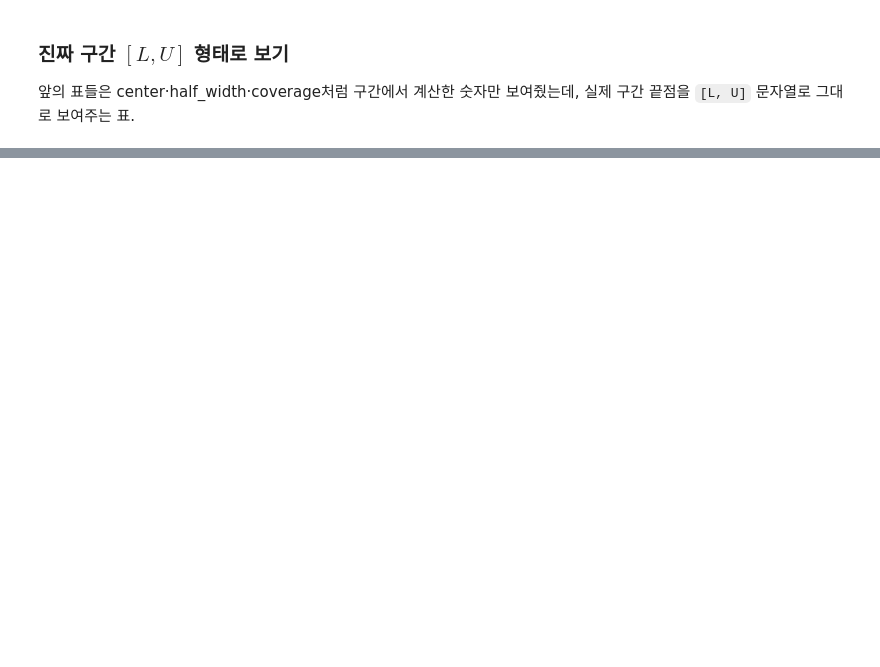
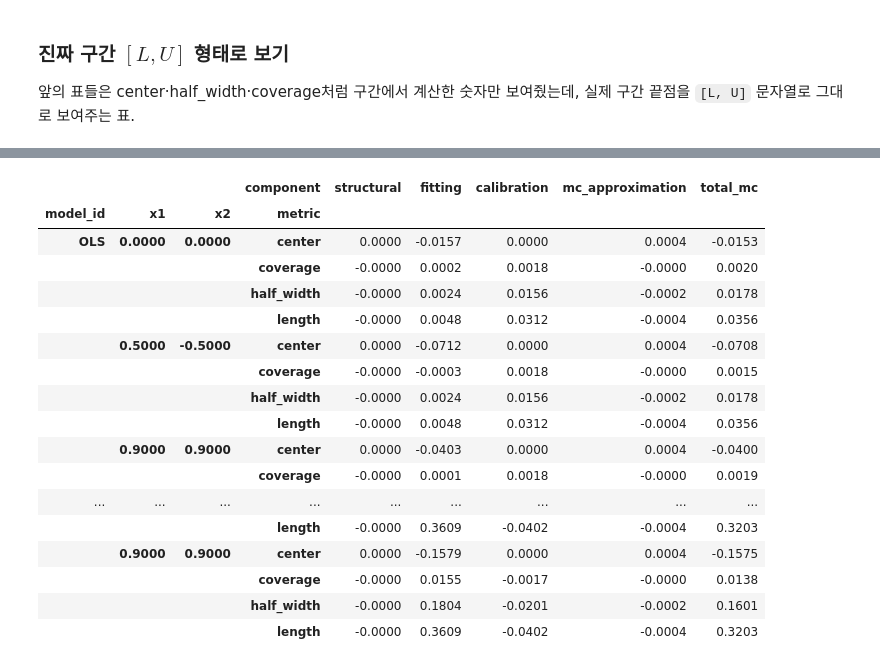
Before and after one commit to cms6090/simulation, a Jupyter notebook: notebooks/mc_vs_cp.ipynb, the cells around one changed output, grey strips where cells are left out. Saved outputs shown, nothing was run; the diff lists cells and outputs as text; code cells hidden in the pictures; blank space fills up the shorter version.

```diff
--- a/notebooks/mc_vs_cp.ipynb
+++ b/notebooks/mc_vs_cp.ipynb
@@ -247,7 +251,7 @@ for name, fn in MEAN_FUNCTIONS.items():
 
 for name, fn in SCALE_FUNCTIONS.items():
     s = fn(X_check)
-    target = 1.0 if name == "homo" else 1.18
+    target = 1.0
     print(f"sigma0_{name:8s} min={s.min():.5f} (>0)   mean(sigma^2)={np.mean(s**2):.5f} (target {target})")
 # %% [output]
 m0_linear     mean=+0.00049 (target 0)   var=1.33376 (target 1.3333)
@@ -1597,0 +1432,12 @@ display(
+# %%
+def interval_metrics(L, U, X, dgp):
+    '''구간 [L, U]에서 4개 scalar metric(coverage, center, half_width, length)을 계산.
+
+    coverage는 CDF로 직접 계산(§6, §9: 이진 포함 횟수 추정으로 대체하지 않음).
+    L, U, 반환값 모두 X와 같은 길이의 1차원 array.
+    '''
+    coverage = conditional_coverage(L, U, X, dgp)
+    center = (L + U) / 2
+    half_width = (U - L) / 2
+    length = U - L
+    return {"coverage": coverage, "center": center, "half_width": half_width, "length": length}
@@ -1597,0 +1472,56 @@ display(
+# %%
+# dgp, alpha, x_eval, ols_model, rf_model, q0, q_pop_ols, q_pop_rf, q_hat_ols, q_hat_rf,
+# eps_sample_gaussian은 위(§5~§9)에서 이미 계산해둔 값들을 그대로 재사용
+# (linear_homo_gaussian, alpha=0.05, b=1)
+
+# 모델과 무관한 3개 구간은 한 번만 계산해서 OLS·RF가 공유 (§4: 중복 생성 불필요)
+shared_families = {
+    "oracle": oracle_interval(x_eval, dgp, alpha),
+    "mc": mc_interval(x_eval, dgp, alpha, eps_sample_gaussian),
+    "res_true": res_true_interval(x_eval, dgp, alpha),
+}
+shared_metrics = {name: interval_metrics(L, U, x_eval, dgp) for name, (L, U) in shared_families.items()}
+
+model_specific_families = {
+    "OLS": {
+        "pop": pop_interval(x_eval, ols_model, q_pop_ols),
+        "cp": cp_interval(x_eval, ols_model, q_hat_ols),
+    },
+    "RF": {
+        "pop": pop_interval(x_eval, rf_model, q_pop_rf),
+        "cp": cp_interval(x_eval, rf_model, q_hat_rf),
+    },
+}
+
+decomposition_rows = []
+for model_id, model_families in model_specific_families.items():
+    metrics_by_family = dict(shared_metrics)
+    metrics_by_family.update(
+        {name: interval_metrics(L, U, x_eval, dgp) for name, (L, U) in model_families.items()}
+    )
+
+    for metric_name in METRIC_NAMES:
+        values = {family_name: metrics_by_family[family_name][metric_name] for family_name in
+                  ["oracle", "mc", "res_true", "pop", "cp"]}
+        components = decompose_metric(values)
+
+        max_identity_residual = np.max(np.abs(components["_identity_residual"]))
+        assert max_identity_residual < 1e-8, (
+            f"{model_id}/{metric_name}: 분해 항등식 불일치(잔차={max_identity_residual:.3e})"
+        )
+
+        for point_idx in range(len(x_eval)):
+            for component_name in COMPONENT_ORDER:
+                decomposition_rows.append({
+                    "model_id": model_id,
+                    "x1": x_eval[point_idx, 0],
+                    "x2": x_eval[point_idx, 1],
+                    "metric": metric_name,
+                    "component": component_name,
+                    "value": components[component_name][point_idx],
+                })
+
+decomposition_table = pd.DataFrame(decomposition_rows)
+print("모든 (model_id, metric)에서 total_mc = structural+fitting+calibration+mc_approximation 항등식 확인 완료 (|잔차| < 1e-8)")
+decomposition_table.pivot(index=["model_id", "x1", "x2", "metric"], columns="component", values="value")[COMPONENT_ORDER]
+# %% [output]
@@ -1597,0 +1529,18 @@ display(
+|  |  |  | component | structural | fitting | calibration | mc_approximation | total_mc |
+| model_id | x1 | x2 | metric |  |  |  |  |  |
+| OLS | 0.0000 | 0.0000 | center | 0.0000 | -0.0157 | 0.0000 | 0.0004 | -0.0153 |
+|  |  |  | coverage | -0.0000 | 0.0002 | 0.0018 | -0.0000 | 0.0020 |
+|  |  |  | half_width | -0.0000 | 0.0024 | 0.0156 | -0.0002 | 0.0178 |
+|  |  |  | length | -0.0000 | 0.0048 | 0.0312 | -0.0004 | 0.0356 |
+|  | 0.5000 | -0.5000 | center | 0.0000 | -0.0712 | 0.0000 | 0.0004 | -0.0708 |
+|  |  |  | coverage | -0.0000 | -0.0003 | 0.0018 | -0.0000 | 0.0015 |
+|  |  |  | half_width | -0.0000 | 0.0024 | 0.0156 | -0.0002 | 0.0178 |
+|  |  |  | length | -0.0000 | 0.0048 | 0.0312 | -0.0004 | 0.0356 |
+|  | 0.9000 | 0.9000 | center | 0.0000 | -0.0403 | 0.0000 | 0.0004 | -0.0400 |
+|  |  |  | coverage | -0.0000 | 0.0001 | 0.0018 | -0.0000 | 0.0019 |
+| ... | ... | ... | ... | ... | ... | ... | ... | ... |
+|  |  |  | length | -0.0000 | 0.3609 | -0.0402 | -0.0004 | 0.3203 |
+|  | 0.9000 | 0.9000 | center | 0.0000 | -0.1579 | 0.0000 | 0.0004 | -0.1575 |
+|  |  |  | coverage | -0.0000 | 0.0155 | -0.0017 | -0.0000 | 0.0138 |
+|  |  |  | half_width | -0.0000 | 0.1804 | -0.0201 | -0.0002 | 0.1601 |
+|  |  |  | length | -0.0000 | 0.3609 | -0.0402 | -0.0004 | 0.3203 |
```
Also changed, not shown: parts of 65 cells of this notebook.
